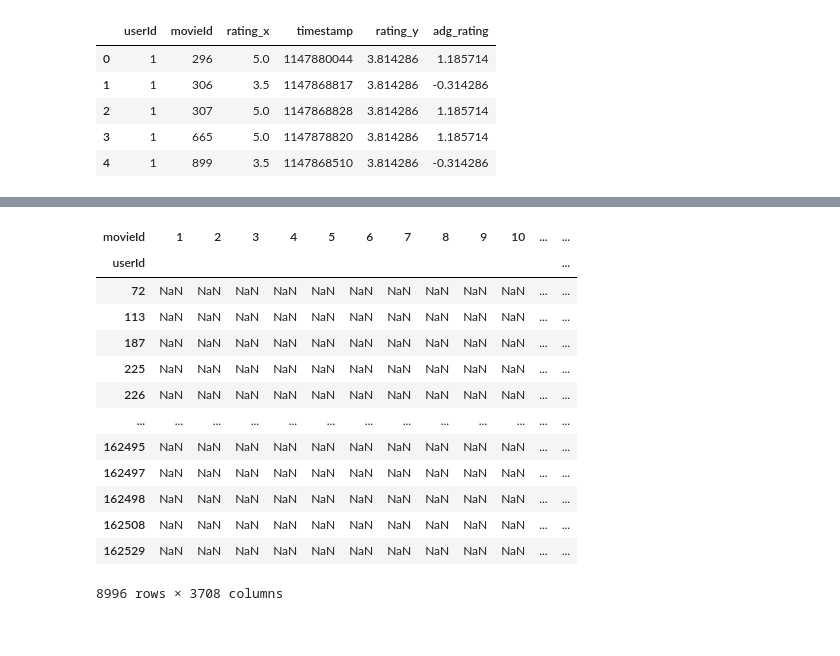
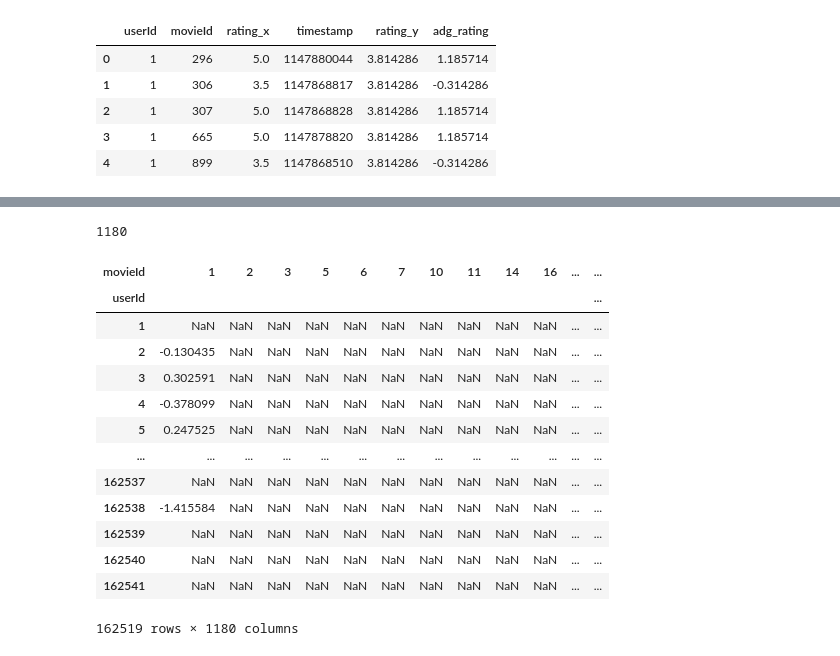
Before and after one commit to red-dot-org/recommendation-model, a Jupyter notebook: NB#2 - Machine Learning Model.ipynb, the cells around one changed output, grey strips where cells are left out. Cells and saved outputs as stored; diff of their text form; code cells hidden in the pictures.

```diff
--- a/NB#2 - Machine Learning Model.ipynb
+++ b/NB#2 - Machine Learning Model.ipynb
@@ -44,22 +68,29 @@ Rating_avg.sample(n=10000)
+# %%
+n = int(len(Rating_avg['movieId'].value_counts())/50)
+list_top_25 = Rating_avg['movieId'].value_counts()[:n].index.tolist()
+len(list_top_25)
+# %% [output]
+1180
+# %%
+sample = Rating_avg[Rating_avg['movieId'].isin(list_top_25)]
 # %%
-from sklearn.metrics.pairwise import cosine_similarity
-final=pd.pivot_table(Rating_avg.sample(n=10000), values='adg_rating', index='userId', columns='movieId')
+final=pd.pivot_table(sample, values='adg_rating', index='userId', columns='movieId')
 final
 # %% [output]
-| movieId | 1 | 2 | 3 | 4 | 5 | 6 | 7 | 8 | 9 | 10 | ... | ... |
+| movieId | 1 | 2 | 3 | 5 | 6 | 7 | 10 | 11 | 14 | 16 | ... | ... |
 | userId |  |  |  |  |  |  |  |  |  |  |  | ... |
-| 72 | NaN | NaN | NaN | NaN | NaN | NaN | NaN | NaN | NaN | NaN | ... | ... |
-| 113 | NaN | NaN | NaN | NaN | NaN | NaN | NaN | NaN | NaN | NaN | ... | ... |
-| 187 | NaN | NaN | NaN | NaN | NaN | NaN | NaN | NaN | NaN | NaN | ... | ... |
-| 225 | NaN | NaN | NaN | NaN | NaN | NaN | NaN | NaN | NaN | NaN | ... | ... |
-| 226 | NaN | NaN | NaN | NaN | NaN | NaN | NaN | NaN | NaN | NaN | ... | ... |
+| 1 | NaN | NaN | NaN | NaN | NaN | NaN | NaN | NaN | NaN | NaN | ... | ... |
+| 2 | -0.130435 | NaN | NaN | NaN | NaN | NaN | NaN | NaN | NaN | NaN | ... | ... |
+| 3 | 0.302591 | NaN | NaN | NaN | NaN | NaN | NaN | NaN | NaN | NaN | ... | ... |
+| 4 | -0.378099 | NaN | NaN | NaN | NaN | NaN | NaN | NaN | NaN | NaN | ... | ... |
+| 5 | 0.247525 | NaN | NaN | NaN | NaN | NaN | NaN | NaN | NaN | NaN | ... | ... |
 | ... | ... | ... | ... | ... | ... | ... | ... | ... | ... | ... | ... | ... |
-| 162495 | NaN | NaN | NaN | NaN | NaN | NaN | NaN | NaN | NaN | NaN | ... | ... |
-| 162497 | NaN | NaN | NaN | NaN | NaN | NaN | NaN | NaN | NaN | NaN | ... | ... |
-| 162498 | NaN | NaN | NaN | NaN | NaN | NaN | NaN | NaN | NaN | NaN | ... | ... |
-| 162508 | NaN | NaN | NaN | NaN | NaN | NaN | NaN | NaN | NaN | NaN | ... | ... |
-| 162529 | NaN | NaN | NaN | NaN | NaN | NaN | NaN | NaN | NaN | NaN | ... | ... |
+| 162537 | NaN | NaN | NaN | NaN | NaN | NaN | NaN | NaN | NaN | NaN | ... | ... |
+| 162538 | -1.415584 | NaN | NaN | NaN | NaN | NaN | NaN | NaN | NaN | NaN | ... | ... |
+| 162539 | NaN | NaN | NaN | NaN | NaN | NaN | NaN | NaN | NaN | NaN | ... | ... |
+| 162540 | NaN | NaN | NaN | NaN | NaN | NaN | NaN | NaN | NaN | NaN | ... | ... |
+| 162541 | NaN | NaN | NaN | NaN | NaN | NaN | NaN | NaN | NaN | NaN | ... | ... |
-8996 rows × 3708 columns
+162519 rows × 1180 columns
 # %%
 final_movie = final.fillna(final.mean(axis=0))
 final_movie
```
Also changed, not shown: parts of 19 cells of this notebook.
